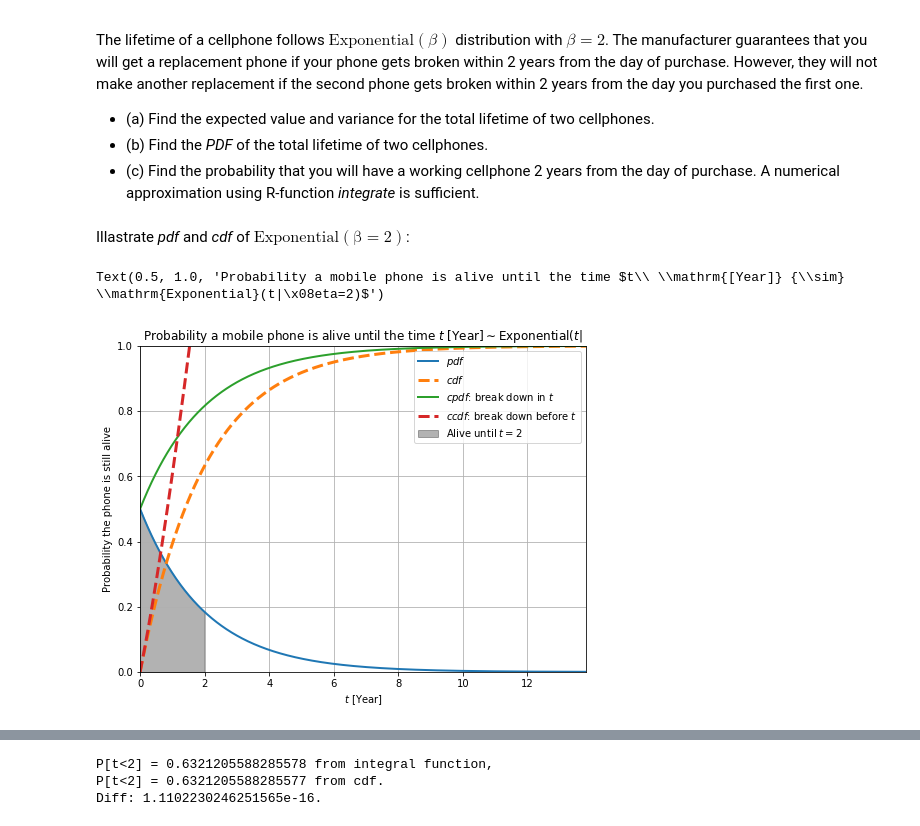
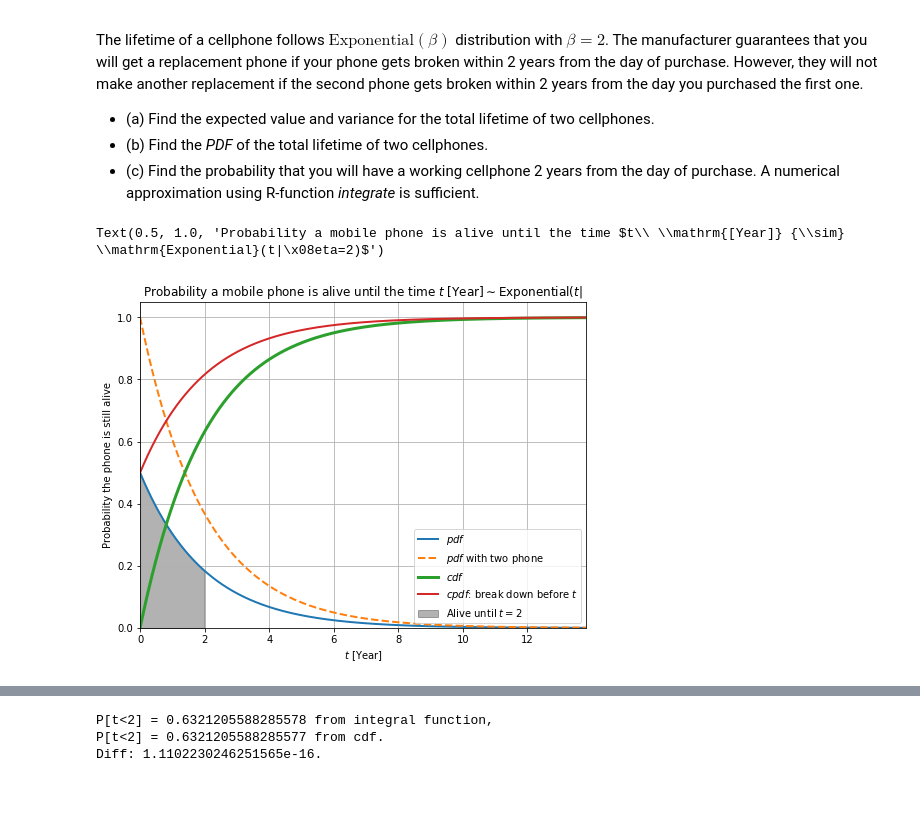
Before and after one commit to indiaki1o/ISI2, a Jupyter notebook: EX2/EX02.ipynb, the cells around one changed output, grey strips where cells are left out. Cells and saved outputs as stored; diff of their text form; code cells hidden in the pictures; blank space fills up the shorter version.

Commit message:
ex2: 3. add illustrate with two phone and (a) calculate Expected value E[2X] and variance var[2X].

```diff
--- a/EX2/EX02.ipynb
+++ b/EX2/EX02.ipynb
@@ -209,43 +209,45 @@ However, they will not make another replacement if the second phone gets broken
 * (a) Find the expected value and variance for the total lifetime of two cellphones.
 * (b) Find the *PDF* of the total lifetime of two cellphones.
 * (c) Find the probability that you will have a working cellphone 2 years from the day of purchase. A numerical approximation using R-function *integrate* is sufficient.
-# %% [markdown]
-Illastrate *pdf* and *cdf* of $\mathrm{Exponential(\beta=2)}$:
 # %%
 expon = scipy.stats.expon(scale=2)
 xrange = (0,15)
 X_t  = np.linspace(xrange[0],xrange[1],1000)
 prob = expon.pdf(X_t)
+prob_2phone = 2*expon.pdf(X_t)
 cumul_prob = expon.cdf(X_t)
+cumul_prob_2phone = 2*expon.cdf(X_t)
 # expon_ccdf = lambda t: t + np.e**(-1/2*t) -1
 # ccdf_prob = expon_ccdf(X_t)
 p_zero = np.zeros(X_t.shape)
 #%
 fig_ = plt.figure(figsize=(8,6))
 ax_  = plt.subplot(111)
 lin_pdf = ax_.plot(X_t, prob, linewidth=2,
                    label="$pdf$")
-lin_cdf = ax_.plot(X_t, cumul_prob, linewidth=3, linestyle="--",
+lin_pdf2 = ax_.plot(X_t, prob_2phone, linewidth=2, linestyle="--",
+                   label="$pdf$ with two phone")
+lin_cdf = ax_.plot(X_t, cumul_prob, linewidth=3,
                      label="$cdf$")
+# lin_cdf2 = ax_.plot(X_t, cumul_prob_2phone, linewidth=2, linestyle="--",
+#                      label="$cdf$ with two phone")
 lin_cpdf = ax_.plot(X_t, 1-prob, linewidth=2,
-                   label="$cpdf$: break down in $t$")
-# lin_ccdf = ax_.plot(X_t, ccdf_prob, linewidth=3, linestyle="--",
-#                      label="$ccdf$: break down before $t$")
+                   label="$cpdf$: break down before $t$")
 fill_    = ax_.fill_between(X_t, p_zero, prob, where=X_t<=2,
                             color="k", alpha=0.3,
                             label="Alive until $t=2$")
 # fill_    = ax_.fill_between(X_t, np.ones(X_t.shape), prob, where=X_t<=2,
 #                             color="red", alpha=0.3,
 #                             label="Break down before $t=2$")
 #%
 ax_.grid(True)
 ax_.legend()
 ax_.axes.set_xlabel("$ t {\ } \mathrm{[Year]} $")
 ax_.axes.set_ylabel("Probability the phone is still alive")
 xend=np.where(cumul_prob>0.999)[0][0]
 ax_.axes.set_xlim(xrange[0],X_t[xend])
 ax_.axes.set_ylim(0,)
 ax_.axes.set_title("Probability a mobile phone is alive until the time $t\ \mathrm{[Year]} {\sim} \mathrm{Exponential}(t|\beta=2)$")
 # %% [output]
 Text(0.5, 1.0, 'Probability a mobile phone is alive until the time $t\\ \\mathrm{[Year]} {\\sim} \\mathrm{Exponential}(t|\x08eta=2)$')
-[figure, old version]
+[figure, new version]
```
Also changed, not shown: parts of 9 cells of this notebook.
